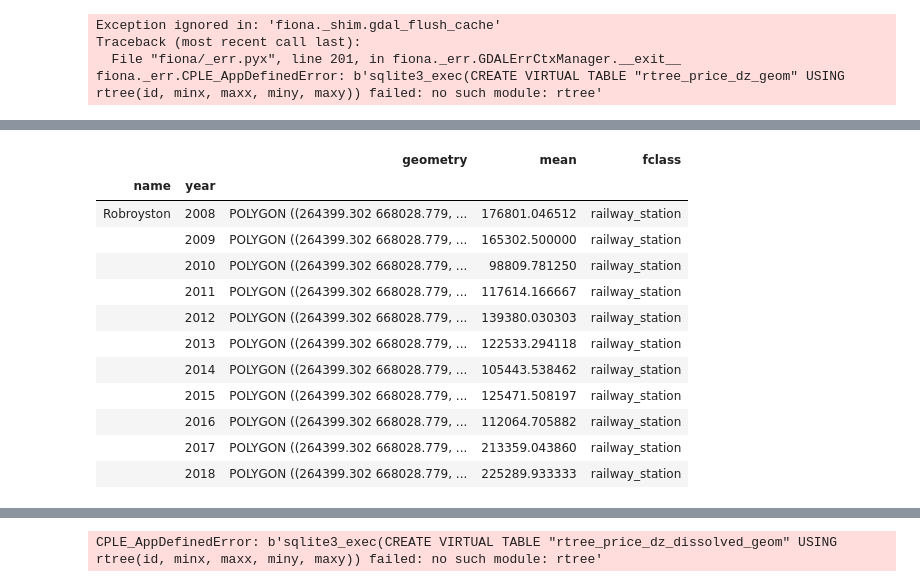
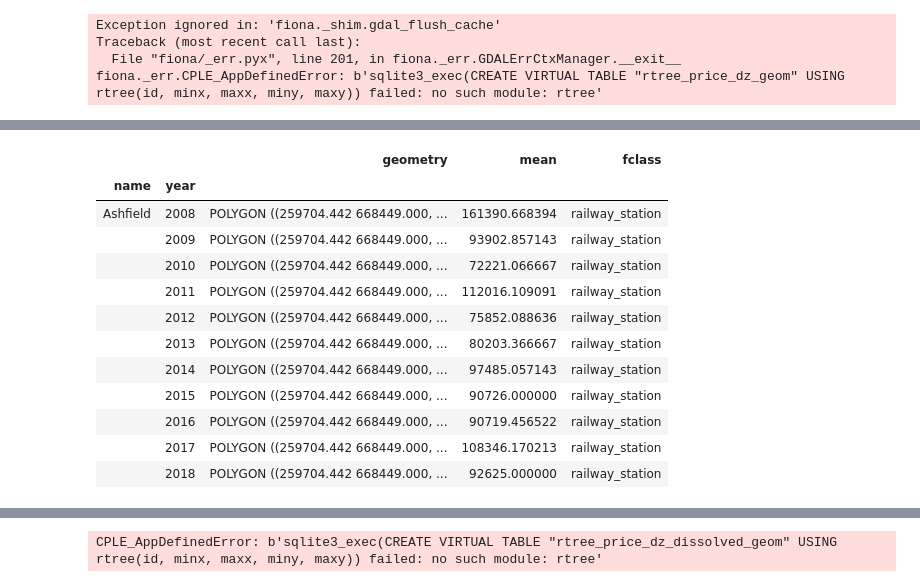
Before and after one commit to nadiiia/ros_train_viz, a Jupyter notebook: station_to_price.ipynb, the cells around one changed output, grey strips where cells are left out. Drawn from its saved outputs; the diff is of its cells as text; code cells hidden in the pictures.

```diff
--- a/station_to_price.ipynb
+++ b/station_to_price.ipynb
@@ -301,19 +306,19 @@ len(export_year_xy_gdf_dissolved)
 # %%
-export_year_xy_gdf_dissolved.query('name == "Robroyston"')
+export_year_xy_gdf_dissolved.query('name == "Ashfield"')
 # %% [output]
 |  |  | geometry | mean | fclass |
 | name | year |  |  |  |
-| Robroyston | 2008 | POLYGON ((264399.302 668028.779, ... | 176801.046512 | railway_station |
-|  | 2009 | POLYGON ((264399.302 668028.779, ... | 165302.500000 | railway_station |
-|  | 2010 | POLYGON ((264399.302 668028.779, ... | 98809.781250 | railway_station |
-|  | 2011 | POLYGON ((264399.302 668028.779, ... | 117614.166667 | railway_station |
-|  | 2012 | POLYGON ((264399.302 668028.779, ... | 139380.030303 | railway_station |
-|  | 2013 | POLYGON ((264399.302 668028.779, ... | 122533.294118 | railway_station |
-|  | 2014 | POLYGON ((264399.302 668028.779, ... | 105443.538462 | railway_station |
-|  | 2015 | POLYGON ((264399.302 668028.779, ... | 125471.508197 | railway_station |
-|  | 2016 | POLYGON ((264399.302 668028.779, ... | 112064.705882 | railway_station |
-|  | 2017 | POLYGON ((264399.302 668028.779, ... | 213359.043860 | railway_station |
-|  | 2018 | POLYGON ((264399.302 668028.779, ... | 225289.933333 | railway_station |
+| Ashfield | 2008 | POLYGON ((259704.442 668449.000, ... | 161390.668394 | railway_station |
+|  | 2009 | POLYGON ((259704.442 668449.000, ... | 93902.857143 | railway_station |
+|  | 2010 | POLYGON ((259704.442 668449.000, ... | 72221.066667 | railway_station |
+|  | 2011 | POLYGON ((259704.442 668449.000, ... | 112016.109091 | railway_station |
+|  | 2012 | POLYGON ((259704.442 668449.000, ... | 75852.088636 | railway_station |
+|  | 2013 | POLYGON ((259704.442 668449.000, ... | 80203.366667 | railway_station |
+|  | 2014 | POLYGON ((259704.442 668449.000, ... | 97485.057143 | railway_station |
+|  | 2015 | POLYGON ((259704.442 668449.000, ... | 90726.000000 | railway_station |
+|  | 2016 | POLYGON ((259704.442 668449.000, ... | 90719.456522 | railway_station |
+|  | 2017 | POLYGON ((259704.442 668449.000, ... | 108346.170213 | railway_station |
+|  | 2018 | POLYGON ((259704.442 668449.000, ... | 92625.000000 | railway_station |
 # %%
 df_export = export_year_xy_gdf_dissolved.reset_index()
 print (df_export.head())
```
Also changed, not shown: parts of 21 cells of this notebook, 5 other files.
